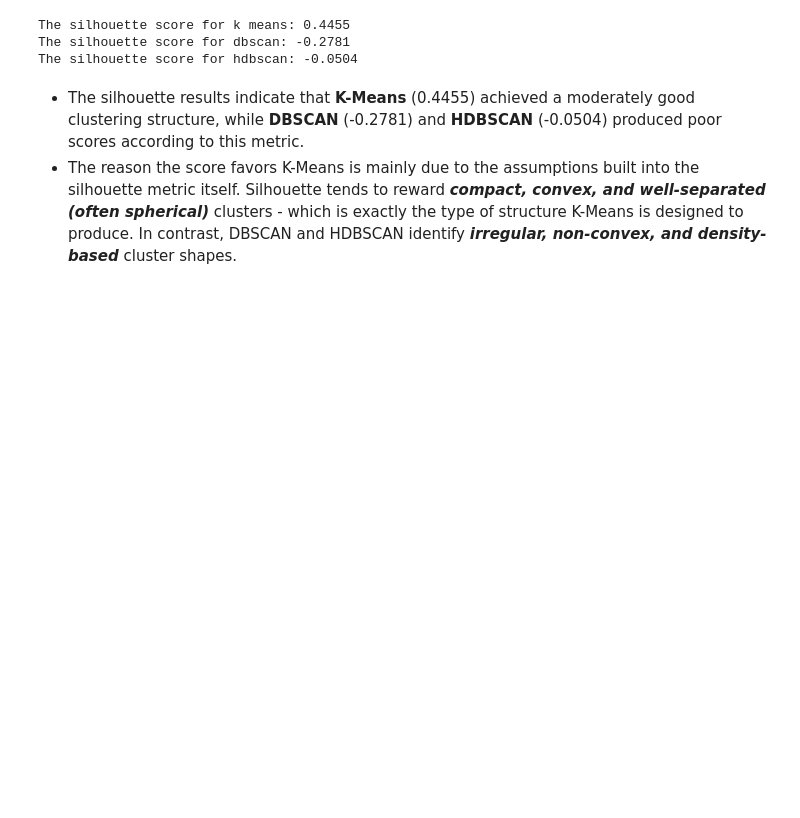
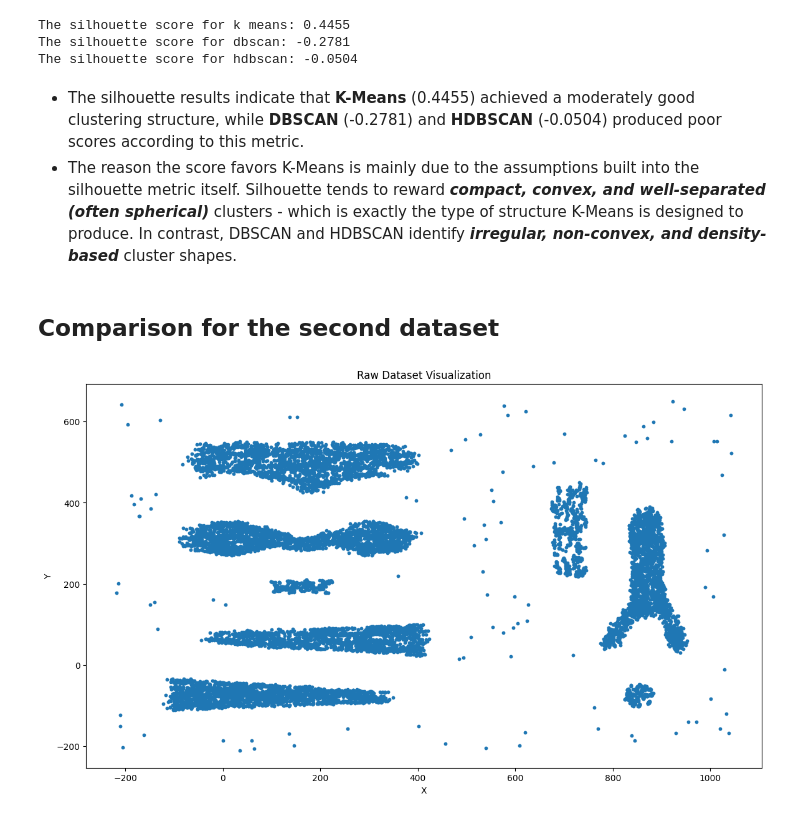
Before and after one commit to Leoul39/clustering-algorithms, a Jupyter notebook: plot.ipynb, the cells around one changed output. Saved outputs shown, nothing was run; the diff lists cells and outputs as text; code cells hidden in the pictures; blank space fills up the shorter version.

Commit message:
Added the plots of the 2nd dataset

```diff
--- a/plot.ipynb
+++ b/plot.ipynb
@@ -125,3 +125,17 @@ The silhouette score for hdbscan: -0.0504
 # %% [markdown]
 * The silhouette results indicate that **K-Means** (0.4455) achieved a moderately good clustering structure, while **DBSCAN** (-0.2781) and **HDBSCAN** (-0.0504) produced poor scores according to this metric.
 * The reason the score favors K-Means is mainly due to the assumptions built into the silhouette metric itself. Silhouette tends to reward ***compact, convex, and well-separated (often spherical)*** clusters - which is exactly the type of structure K-Means is designed to produce. In contrast, DBSCAN and HDBSCAN identify ***irregular, non-convex, and density-based*** cluster shapes.
+# %% [markdown]
+## Comparison for the second dataset
+# %%
+data2 = pd.read_csv("clustering.csv")
+X2=data2.values
+# %%
+plt.figure(figsize=(14, 8))
+plt.scatter(X2[:, 0], X2[:, 1], s=10)
+plt.xlabel("X")
+plt.ylabel("Y")
+plt.title("Raw Dataset Visualization")
+plt.show()
+# %% [output]
+[figure, added]
```
Also changed, not shown: parts of 3 cells of this notebook.
